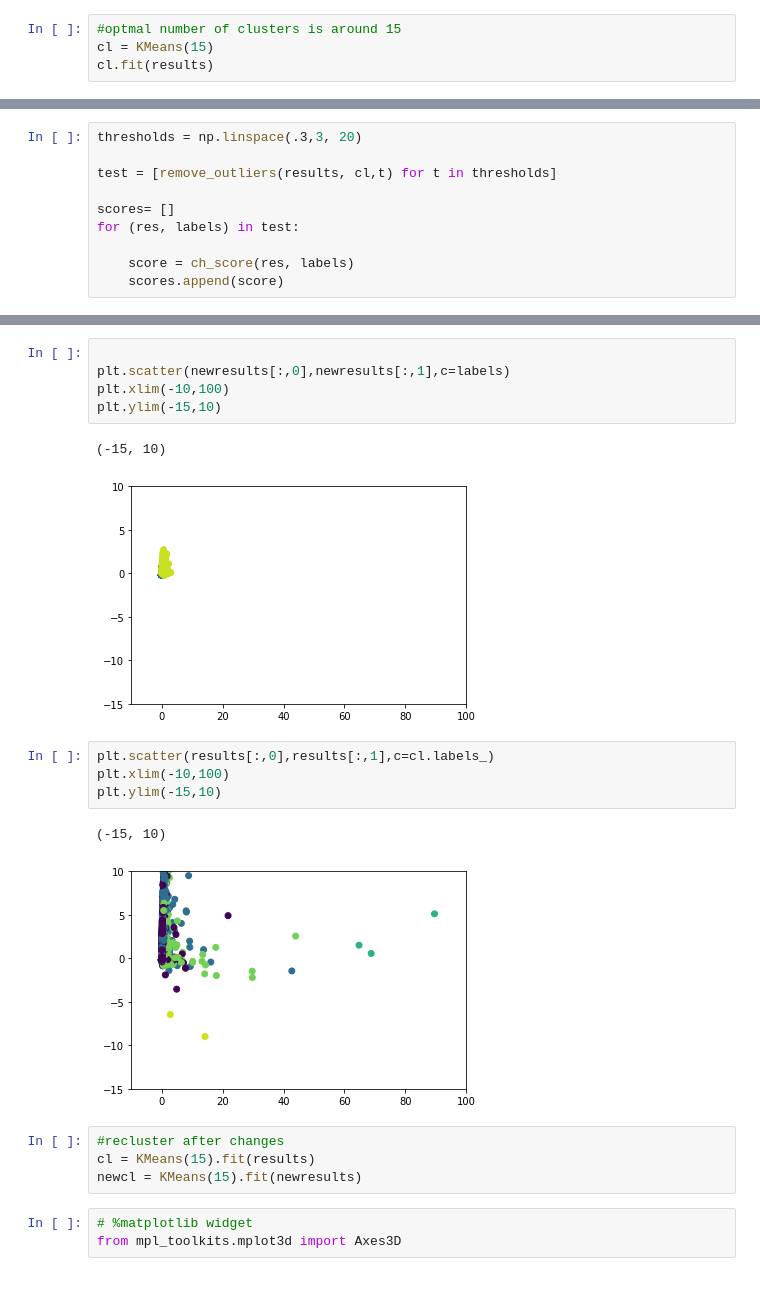
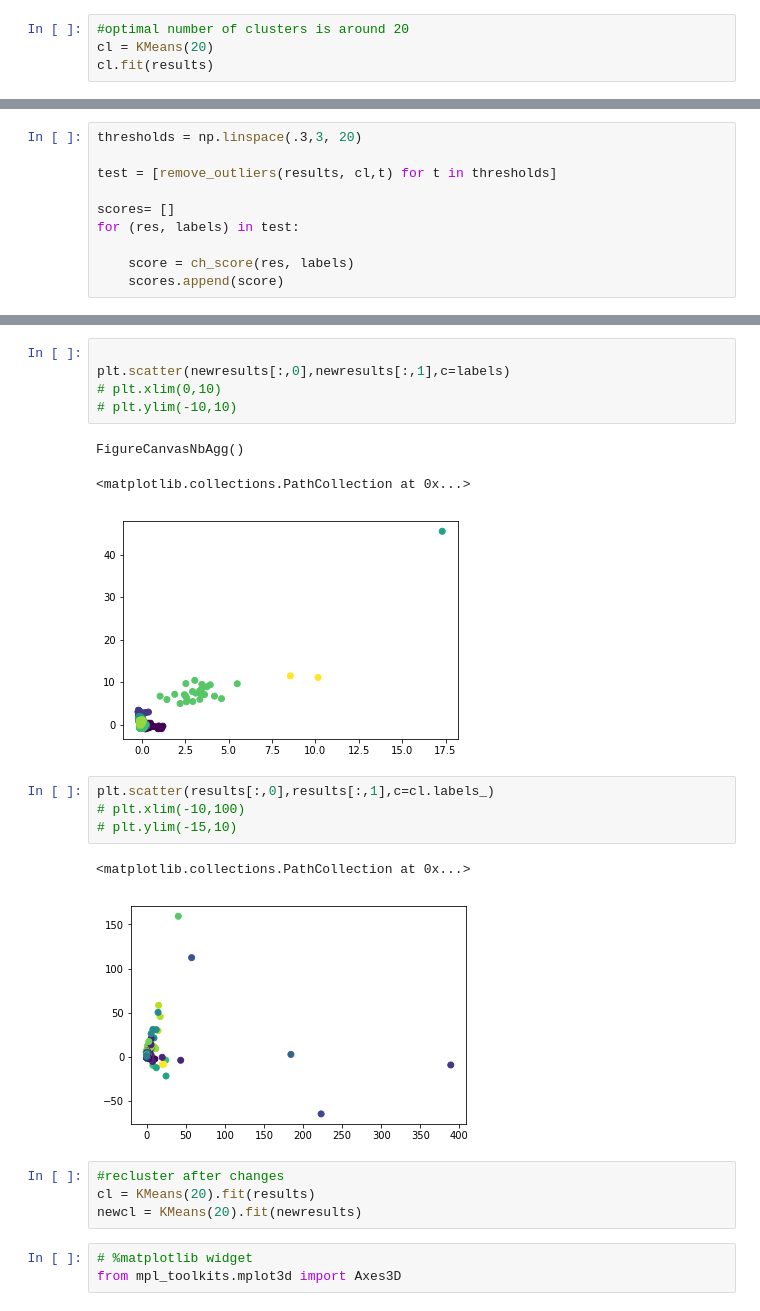
Before and after one commit to willprice221/ethereum_clustering, a Jupyter notebook: kmeans.ipynb, the cells around one changed output, grey strips where cells are left out. Drawn from its saved outputs; the diff is of its cells as text.

```diff
--- a/kmeans.ipynb
+++ b/kmeans.ipynb
@@ -98,6 +88,6 @@ Text(0,0.5,'within cluster sum of squares')
 # %%
-#optmal number of clusters is around 15
-cl = KMeans(15)
+#optimal number of clusters is around 20
+cl = KMeans(20)
 cl.fit(results)
 # %% [output]
 KMeans(algorithm='auto', copy_x=True, init='k-means++', max_iter=300,
@@ -155,22 +243,23 @@ if len(newresults) <20000:
 # %%
 
 plt.scatter(newresults[:,0],newresults[:,1],c=labels)
-plt.xlim(-10,100)
-plt.ylim(-15,10)
+# plt.xlim(0,10)
+# plt.ylim(-10,10)
 # %% [output]
-(-15, 10)
+FigureCanvasNbAgg()
+<matplotlib.collections.PathCollection at 0x...>
-[figure, old version]
+[figure, new version]
 # %%
 plt.scatter(results[:,0],results[:,1],c=cl.labels_)
-plt.xlim(-10,100)
-plt.ylim(-15,10)
+# plt.xlim(-10,100)
+# plt.ylim(-15,10)
 # %% [output]
-(-15, 10)
+<matplotlib.collections.PathCollection at 0x...>
-[figure, old version]
+[figure, new version]
 # %%
 #recluster after changes
-cl = KMeans(15).fit(results)
-newcl = KMeans(15).fit(newresults)
+cl = KMeans(20).fit(results)
+newcl = KMeans(20).fit(newresults)
 # %%
 # %matplotlib widget
 from mpl_toolkits.mplot3d import Axes3D
```
Also changed, not shown: parts of 26 cells of this notebook, 1 other file.
